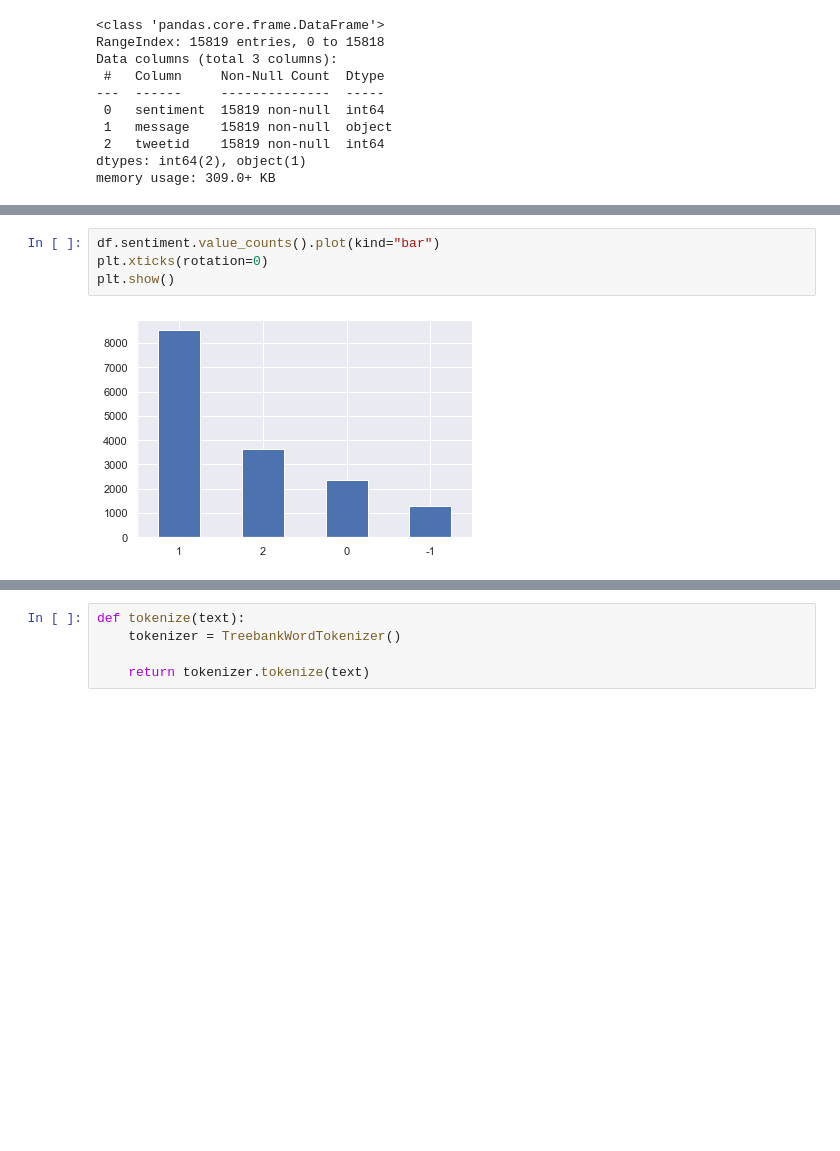
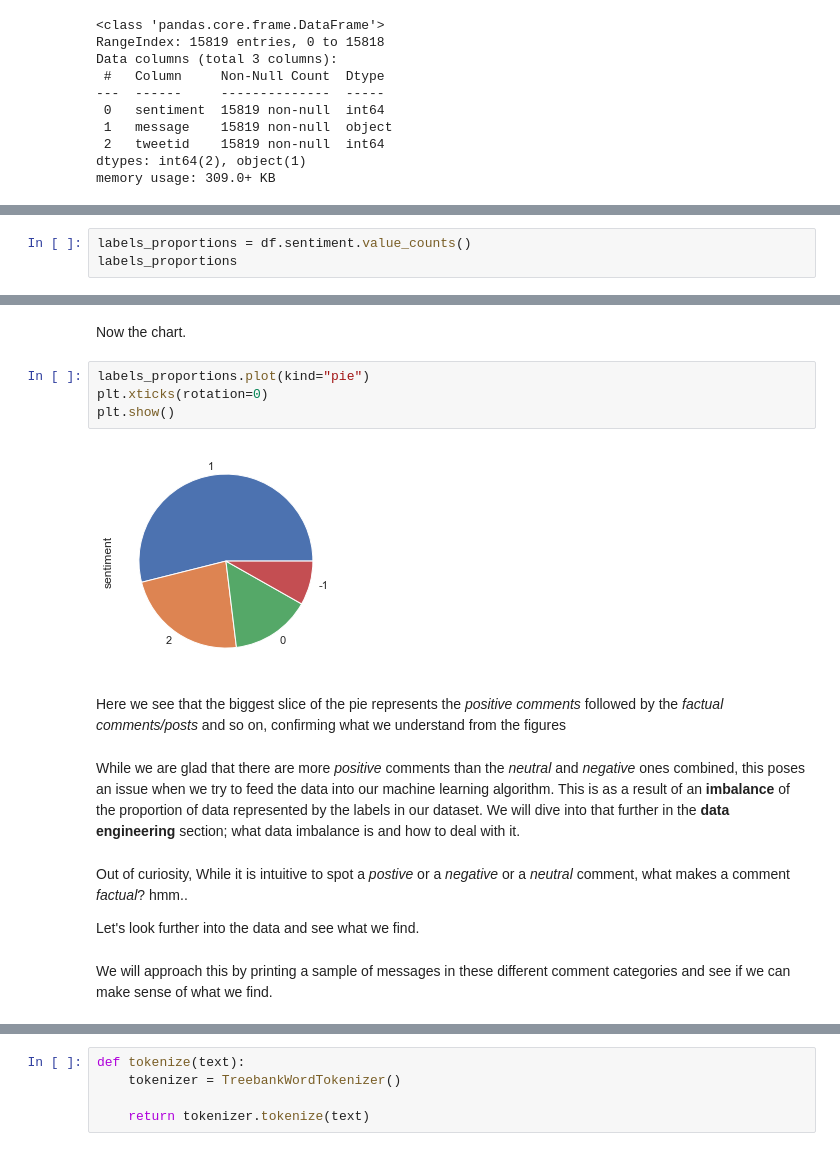
Before and after one commit to gogzicole/classification-predict-streamlit-group3, a Jupyter notebook: starter-notebook.ipynb, the cells around one changed output, grey strips where cells are left out. Drawn from its saved outputs; the diff is of its cells as text; blank space fills up the shorter version.

Commit message:
eda done, data engineering in progress

```diff
--- a/starter-notebook.ipynb
+++ b/starter-notebook.ipynb
@@ -124,0 +157,3 @@ sentiments
+# %%
+labels_proportions = df.sentiment.value_counts()
+labels_proportions
@@ -125,7 +170,19 @@ sentiments
+# %% [markdown]
+Now the chart.
 # %%
-df.sentiment.value_counts().plot(kind="bar")
+labels_proportions.plot(kind="pie")
 plt.xticks(rotation=0)
 plt.show()
 # %% [output]
-[figure, old version]
+[figure, new version]
+# %% [markdown]
+Here we see that the biggest slice of the pie represents the _positive comments_ followed by the _factual comments/posts_ and so on, confirming what we understand from the figures
+# %% [markdown]
+While we are glad that there are more _positive_ comments than the _neutral_ and _negative_ ones combined, this poses an issue when we try to feed the data into our machine learning algorithm. This is as a result of an __imbalance__ of the proportion of data represented by the labels in our dataset. We will dive into that further in the **data engineering** section; what data imbalance is and how to deal with it.
+# %% [markdown]
+Out of curiosity, While it is intuitive to spot a _postive_ or a _negative_ or a _neutral_ comment, what makes a comment *factual*? hmm..
+
+Let's look further into the data and see what we find.
+# %% [markdown]
+We will approach this by printing a sample of messages in these different comment categories and see if we can make sense of what we find.
 # %%
```
Also changed, not shown: parts of 166 cells of this notebook, 2 other files.
